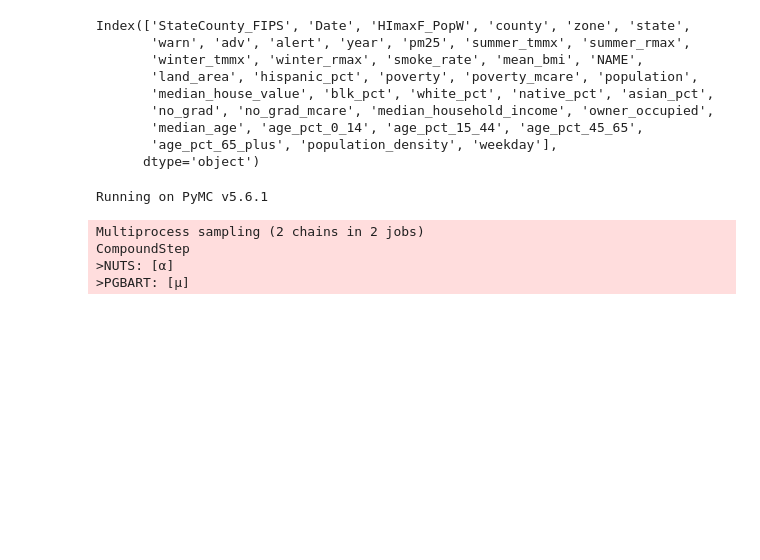
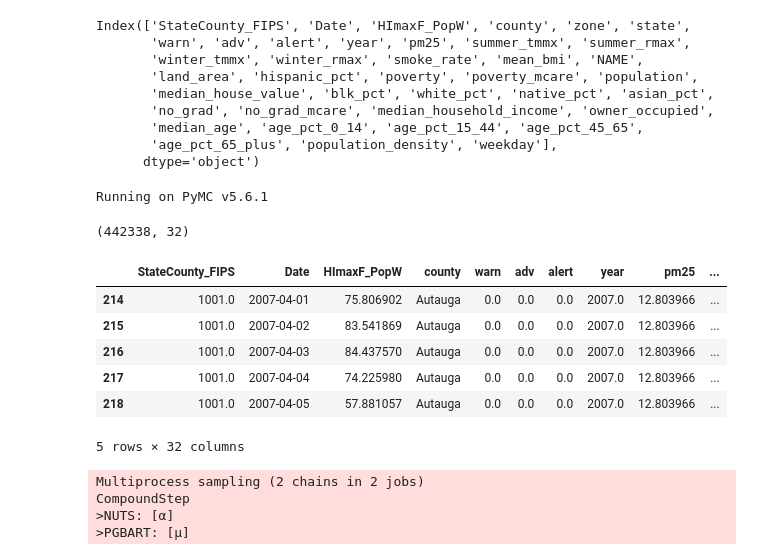
Before and after one commit to Lyric98/probML6701, a Jupyter notebook: hw3/hw3.ipynb, the cells around one changed output. Cells and saved outputs as stored; diff of their text form; code cells hidden in the pictures; blank space fills up the shorter version.

```diff
--- a/hw3/hw3.ipynb
+++ b/hw3/hw3.ipynb
@@ -97,4 +97,18 @@ features = ["pm25", "smoke_rate", "population", "weekday"]
 
 X = ts[features]
 Y = ts["HImaxF_PopW"]
+# %%
+ts.shape
+# %% [output]
+(442338, 32)
+# %%
+ts.head()
+# %% [output]
+|  | StateCounty_FIPS | Date | HImaxF_PopW | county | warn | adv | alert | year | pm25 | ... |
+| 214 | 1001.0 | 2007-04-01 | 75.806902 | Autauga | 0.0 | 0.0 | 0.0 | 2007.0 | 12.803966 | ... |
+| 215 | 1001.0 | 2007-04-02 | 83.541869 | Autauga | 0.0 | 0.0 | 0.0 | 2007.0 | 12.803966 | ... |
+| 216 | 1001.0 | 2007-04-03 | 84.437570 | Autauga | 0.0 | 0.0 | 0.0 | 2007.0 | 12.803966 | ... |
+| 217 | 1001.0 | 2007-04-04 | 74.225980 | Autauga | 0.0 | 0.0 | 0.0 | 2007.0 | 12.803966 | ... |
+| 218 | 1001.0 | 2007-04-05 | 57.881057 | Autauga | 0.0 | 0.0 | 0.0 | 2007.0 | 12.803966 | ... |
+5 rows × 32 columns
 # %%
```
Also changed, not shown: parts of 13 cells of this notebook, 6 other files.
